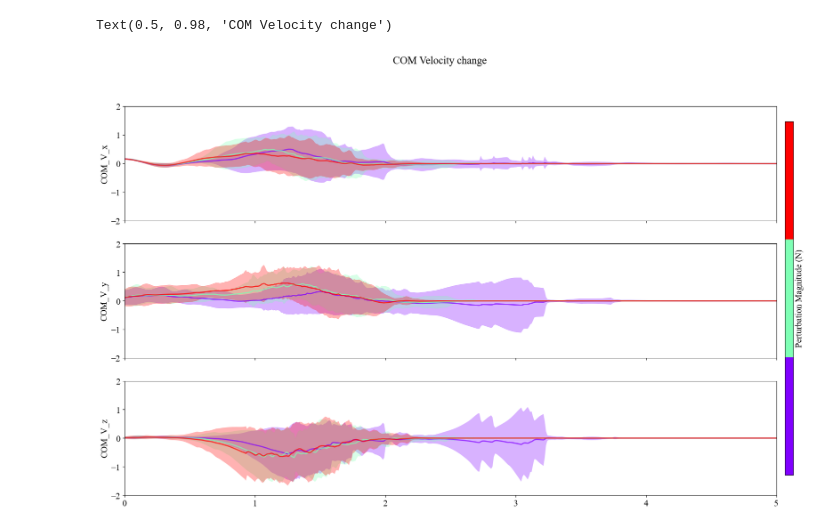
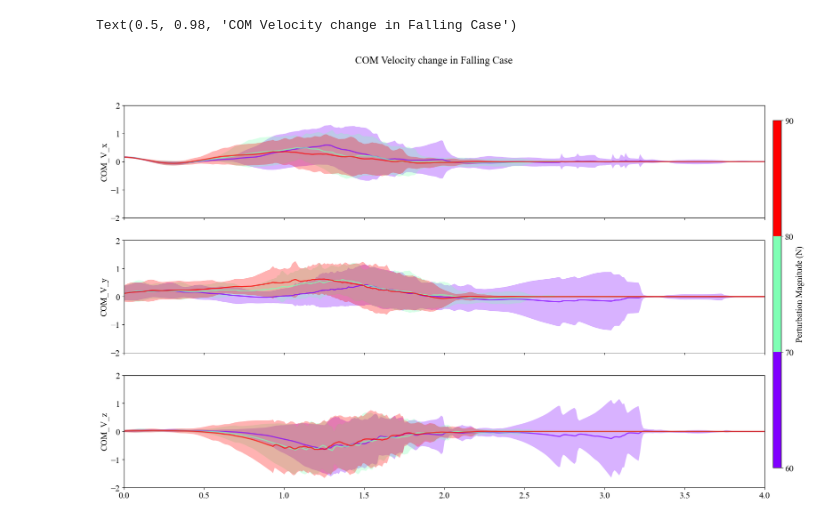
Before and after one commit to cherylwang20/MyoLeg_Sarcopenia, a Jupyter notebook: COM_V_study.ipynb, the cells around one changed output. Drawn from its saved outputs; the diff is of its cells as text; code cells hidden in the pictures.

```diff
--- a/COM_V_study.ipynb
+++ b/COM_V_study.ipynb
@@ -25,3 +25,26 @@ image_path = './image/' + env_name + '/' + name
 os.makedirs(image_path, exist_ok=True)
 
 bins = [60, 70, 80, 90]
+# %%
+AP_pert = []
+AP_pert_1, ML_pert_1= [], []#this is only used for the scatter stand/fall plot
+ML_pert = []
+stand = []
+fall = []
+pert_1_AP, pert_2_AP, pert_3_AP, pert_4_AP= [], [], [], []
+pert_1_ML, pert_2_ML, pert_3_ML, pert_4_ML = [], [], [], []
+for i in range(ep):
+    file_path = pkl_path + name+f'_{i}.pkl'  # Replace with actual file paths
+    data = load_pickle(file_path)
+    height = data['bodyInfo']['height']
+    if 0 <= data['modelInfo']['perturbationMagnitude'] <= 10:
+        print(data['modelInfo']['perturbationMagnitude'])
+    if height > 0.5:
+        stand.append(data.copy())
+    else:
+        fall.append(data.copy())
+
+    if data['modelInfo']['perturbationDirection'] == 1:
+        AP_pert_1.append(data)
+    else:
+        ML_pert_1.append(data)
@@ -28,14 +127,7 @@ bins = [60, 70, 80, 90]
 # %%
-AP_pert = []
-AP_pert_1, ML_pert_1= [], []#this is only used for the scatter stand/fall plot
-ML_pert = []
-stand = []
-fall = []
-pert_1_AP, pert_2_AP, pert_3_AP, pert_4_AP= [], [], [], []
-pert_1_ML, pert_2_ML, pert_3_ML, pert_4_ML = [], [], [], []
-for i in range(ep):
-    file_path = pkl_path + name+f'_{i}.pkl'  # Replace with actual file paths
-    data = load_pickle(file_path)
+pert_1_AP, pert_2_AP, pert_3_AP, pert_4_AP = [], [], [], []
+
+for data in fall:
     if data['modelInfo']['perturbationDirection'] == 1:
         AP_pert.append(data)
         if bins[0] <= data['modelInfo']['perturbationMagnitude'] <= bins[1]:
@@ -62,7 +154,7 @@ pert_AP = [pert_1_AP, pert_2_AP, pert_3_AP, pert_4_AP]
 
 plt.rcParams.update({
     "font.family": "Times New Roman",  # specify font family here
-    "font.size":15})
+    "font.size":35})
 # %%
 x_time =np.linspace(0, 9, 900)
 colormap = plt.cm.rainbow
@@ -78,35 +170,35 @@ for j in range(len(pert_AP)):
         mean_pert.append(k["modelInfo"]["perturbationMagnitude"])
     if not l[j]:
         continue
     else:
         mean = np.mean(l[j], axis = 0)
         std = np.std(l[j], axis = 0)
         upper_x = mean[100:,0] + 2*std[100:,0]
         lower_x = mean[100:,0] - 2*std[100:,0]
         upper_y = mean[100:,1] + 2*std[100:,1]
         lower_y = mean[100:,1] - 2*std[100:,1]
         upper_z = mean[100:,2] + 2*std[100:,2]
         lower_z = mean[100:,2] - 2*std[100:,2]
         ax[0].set_ylabel(f'COM_V_x')
         ax[0].plot(x_time, np.mean(l[j], axis= 0)[100:,0], c = colormap(norm(np.mean(mean_pert))), alpha = 0.7, linewidth = 2)
         ax[0].fill_between(x_time, lower_x.flatten(), upper_x.flatten(), facecolor = colormap(norm(np.mean(mean_pert))), alpha = 0.3)
         ax[1].set_ylabel(f'COM_V_y')
         ax[1].plot(x_time, np.mean(l[j], axis= 0)[100:,1], c = colormap(norm(np.mean(mean_pert))), alpha = 0.7, linewidth = 2)
         ax[1].fill_between(x_time, lower_y.flatten(), upper_y.flatten(), facecolor = colormap(norm(np.mean(mean_pert))), alpha = 0.3)
         ax[2].set_ylabel(f'COM_V_z')
         ax[2].plot(x_time, np.mean(l[j], axis= 0)[100:,2], c = colormap(norm(np.mean(mean_pert))), alpha = 0.7, linewidth = 2)
         ax[2].fill_between(x_time, lower_z.flatten(), upper_z.flatten(), facecolor = colormap(norm(np.mean(mean_pert))), alpha = 0.3)
 
 sm = plt.cm.ScalarMappable(cmap=colormap, norm=norm)
 sm.set_array([])
 
 plt.subplots_adjust(right=0.9)
 cbar_ax = fig.add_axes([0.91, 0.15, 0.01, 0.7])
-cbar = plt.colorbar(sm, ticks=np.linspace(0, 50, 6), cax=cbar_ax)
+cbar = plt.colorbar(sm, ticks=np.linspace(60, 90, 4), cax=cbar_ax)
 cbar.set_label('Perturbation Magnitude (N)')
 
-plt.setp(ax, xlim=[0, 5], ylim = [-2, 2])
-fig.suptitle('COM Velocity change')
+plt.setp(ax, xlim=[0, 4], ylim = [-2, 2])
+fig.suptitle('COM Velocity change in Falling Case')
 # %% [output]
-Text(0.5, 0.98, 'COM Velocity change')
+Text(0.5, 0.98, 'COM Velocity change in Falling Case')
-[figure, old version]
+[figure, new version]
```
Also changed, not shown: parts of 1 cell of this notebook, 9 other files.
